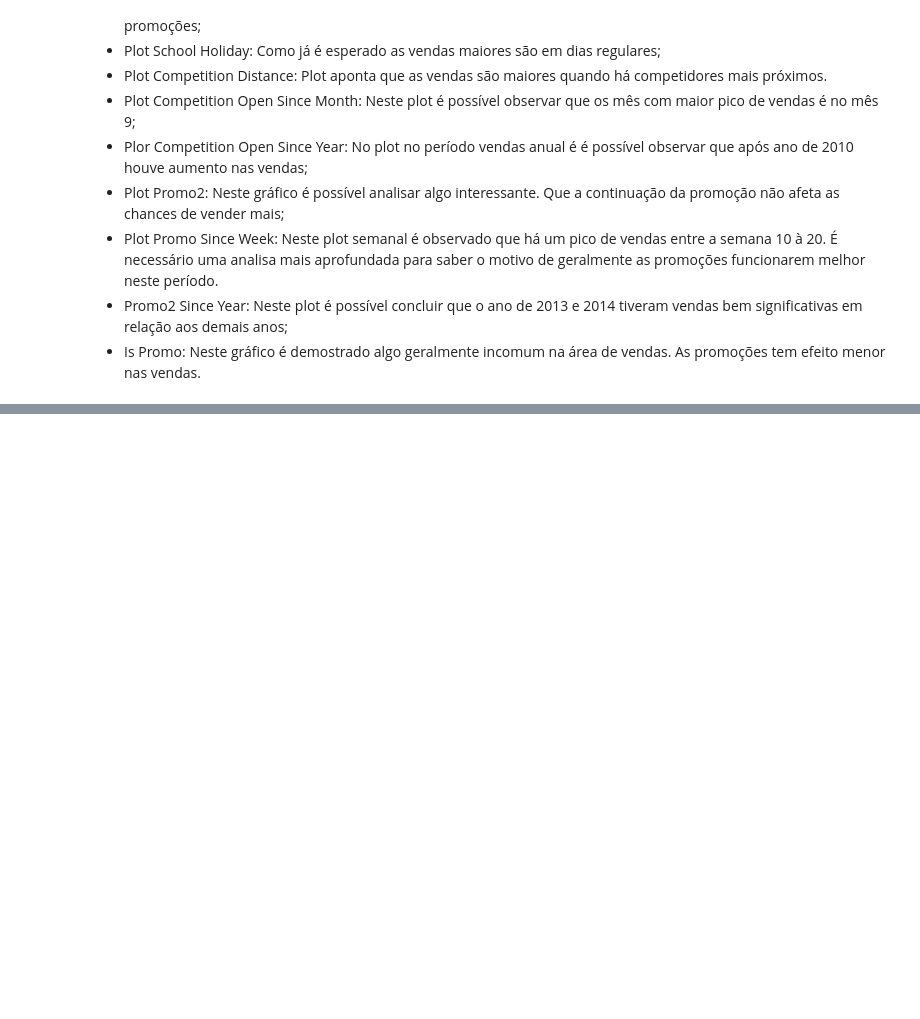
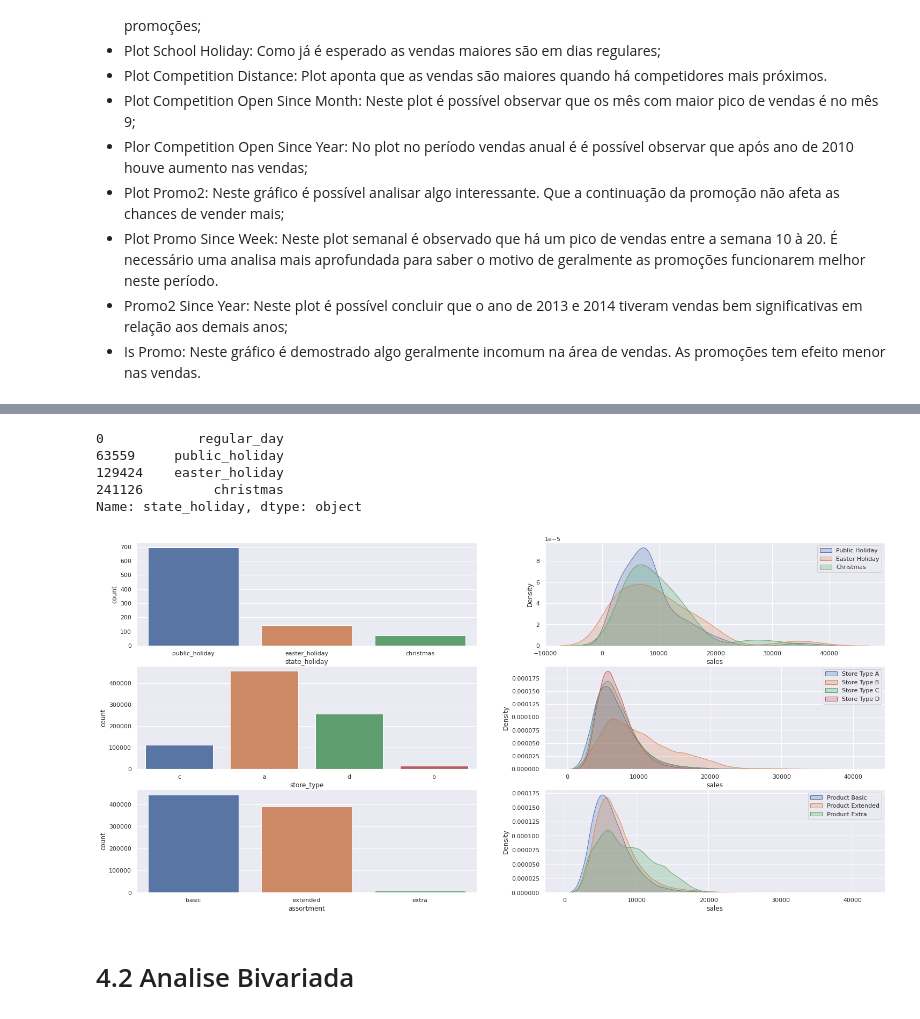
Before and after one commit to guiaraujofreitas/Rossmann-Store-Sales, a Jupyter notebook: m04_Store_Sales_prediction.ipynb, the cells around one changed output, grey strips where cells are left out. Drawn from its saved outputs; the diff is of its cells as text; code cells hidden in the pictures; blank space fills up the shorter version.

Commit message:
Analise Univariada done

```diff
--- a/m04_Store_Sales_prediction.ipynb
+++ b/m04_Store_Sales_prediction.ipynb
@@ -548,0 +526,46 @@ plt.legend(loc='best');
+# %%
+df4['state_holiday'].drop_duplicates()
+# %% [output]
+0            regular_day
+63559     public_holiday
+129424    easter_holiday
+241126         christmas
+Name: state_holiday, dtype: object
+# %%
+#comparando as vendas dos feriados
+plt.subplot(3,2,1)
+
+aux = df4[df4['state_holiday']!= 'regular_day']
+
+sns.countplot(x='state_holiday', data = aux);
+
+plt.subplot(3,2,2)
+sns.kdeplot(df4.loc[df4['state_holiday']=='public_holiday']['sales'],label= 'Public Holiday',shade=True);
+sns.kdeplot(df4.loc[df4['state_holiday']=='easter_holiday']['sales'],label= 'Easter Holiday',shade=True);
+sns.kdeplot(df4.loc[df4['state_holiday']=='christmas']['sales'],label= 'Christmas',shade=True);
+plt.legend(loc='best');
+
+#store type
+plt.subplot(3,2,3)
+sns.countplot(x='store_type',data= df4);
+
+plt.subplot(3,2,4)
+sns.kdeplot(df4.loc[df4['store_type'] == 'a']['sales'], label='Store Type A',shade=True);
+sns.kdeplot(df4.loc[df4['store_type'] == 'b']['sales'], label='Store Type B',shade=True);
+sns.kdeplot(df4.loc[df4['store_type'] == 'c']['sales'], label='Store Type C',shade=True);
+sns.kdeplot(df4.loc[df4['store_type'] == 'd']['sales'], label='Store Type D',shade=True);
+plt.legend(loc='best');
+#assortment
+
+plt.subplot(3,2,5)
+sns.countplot(x='assortment',data=df4);
+
+plt.subplot(3,2,6)
+sns.kdeplot(df4.loc[df4['assortment'] == 'basic']['sales'], label='Product Basic',shade=True);
+sns.kdeplot(df4.loc[df4['assortment'] == 'extended']['sales'], label='Product Extended',shade=True);
+sns.kdeplot(df4.loc[df4['assortment'] == 'extra']['sales'], label='Product Extra',shade=True);
+plt.legend(loc='best');
+# %% [output]
+[figure, added]
+# %% [markdown]
+# 4.2 Analise Bivariada
```
Also changed, not shown: parts of 6 cells of this notebook.
